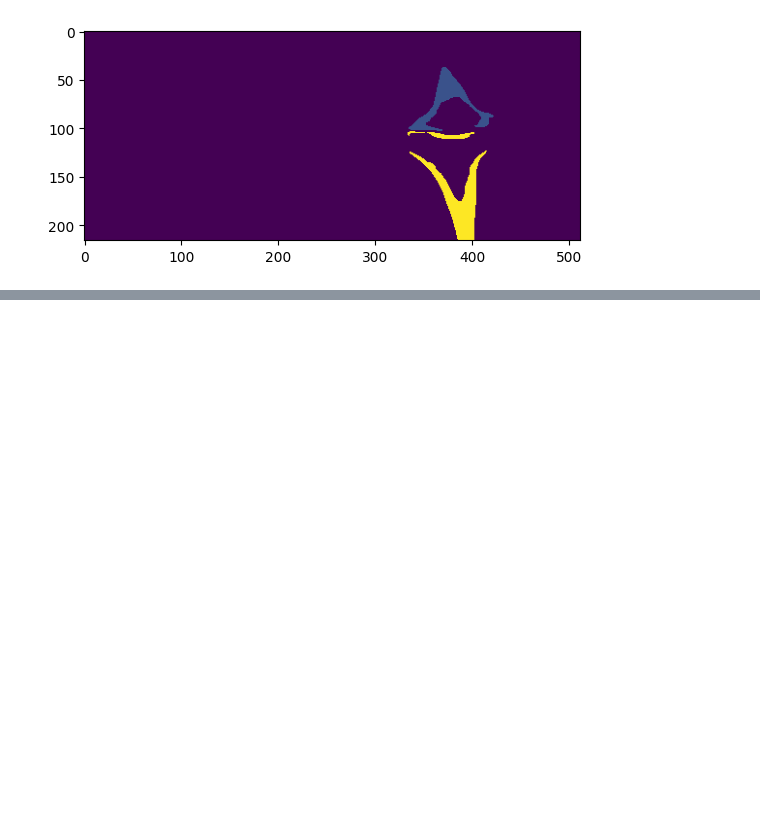
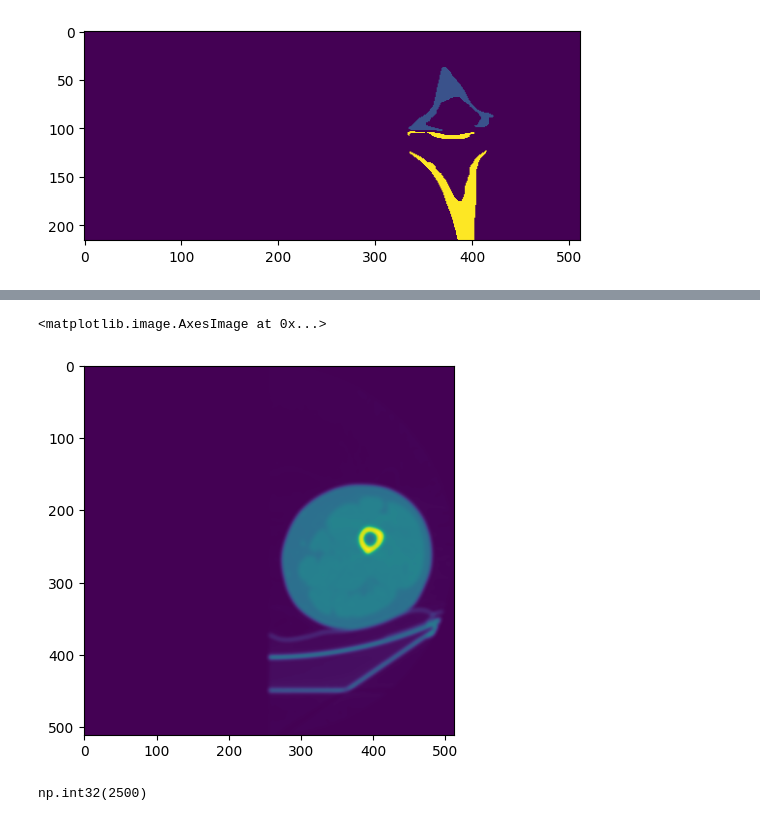
Before and after one commit to S-acharya57/Medical-Imaging-Tasks, a Jupyter notebook: DeepLearningTask/image_eda.ipynb, the cells around one changed output, grey strips where cells are left out. Saved outputs shown, nothing was run; the diff lists cells and outputs as text; code cells hidden in the pictures; blank space fills up the shorter version.

```diff
--- a/DeepLearningTask/image_eda.ipynb
+++ b/DeepLearningTask/image_eda.ipynb
@@ -187,0 +234,12 @@ sorted_labels
+# %%
+plt.imshow(bilateral_slice)
+# %% [output]
+<matplotlib.image.AxesImage at 0x...>
+[figure, added]
+# %%
+# Convert to original hounsfield scale
+difference = vol_max - vol_min
+filtered_hu_volume = (denoised_volume_float * difference) + vol_min
+difference
+# %% [output]
+np.int32(2500)
```
Also changed, not shown: parts of 24 cells of this notebook.
